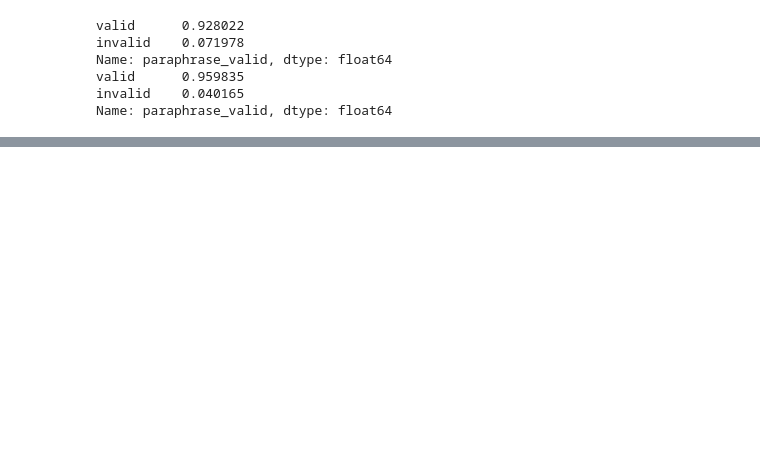
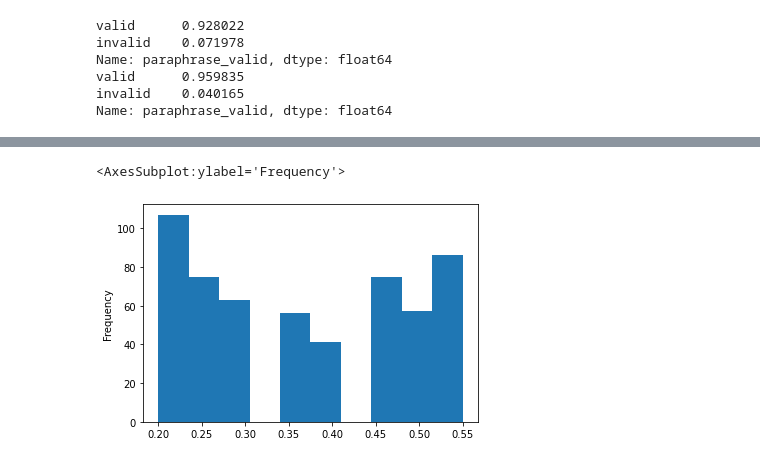
Before and after one commit to nehasrikn/paraphrase-nlu-internal, a Jupyter notebook: experiments/auto_vs_human/auto_paraphrase.ipynb, the cells around one changed output, grey strips where cells are left out. Drawn from its saved outputs; the diff is of its cells as text; code cells hidden in the pictures; blank space fills up the shorter version.

```diff
--- a/experiments/auto_vs_human/auto_paraphrase.ipynb
+++ b/experiments/auto_vs_human/auto_paraphrase.ipynb
@@ -39,0 +46,5 @@ dtype: int64
+# %%
+pd.Series(syntactic).plot.hist()
+# %% [output]
+<AxesSubplot:ylabel='Frequency'>
+[figure, added]
```
Also changed, not shown: parts of 9 cells of this notebook, 27 other files.
